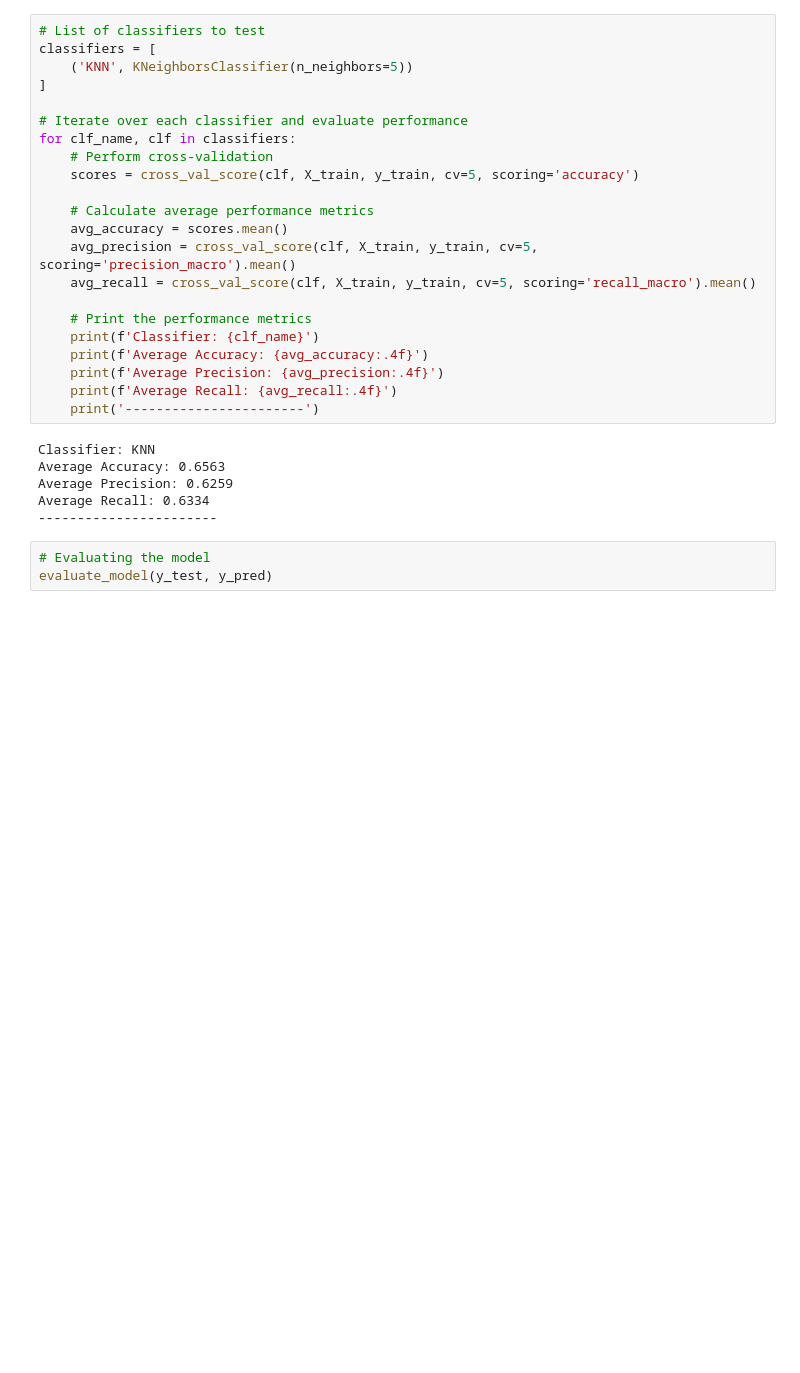
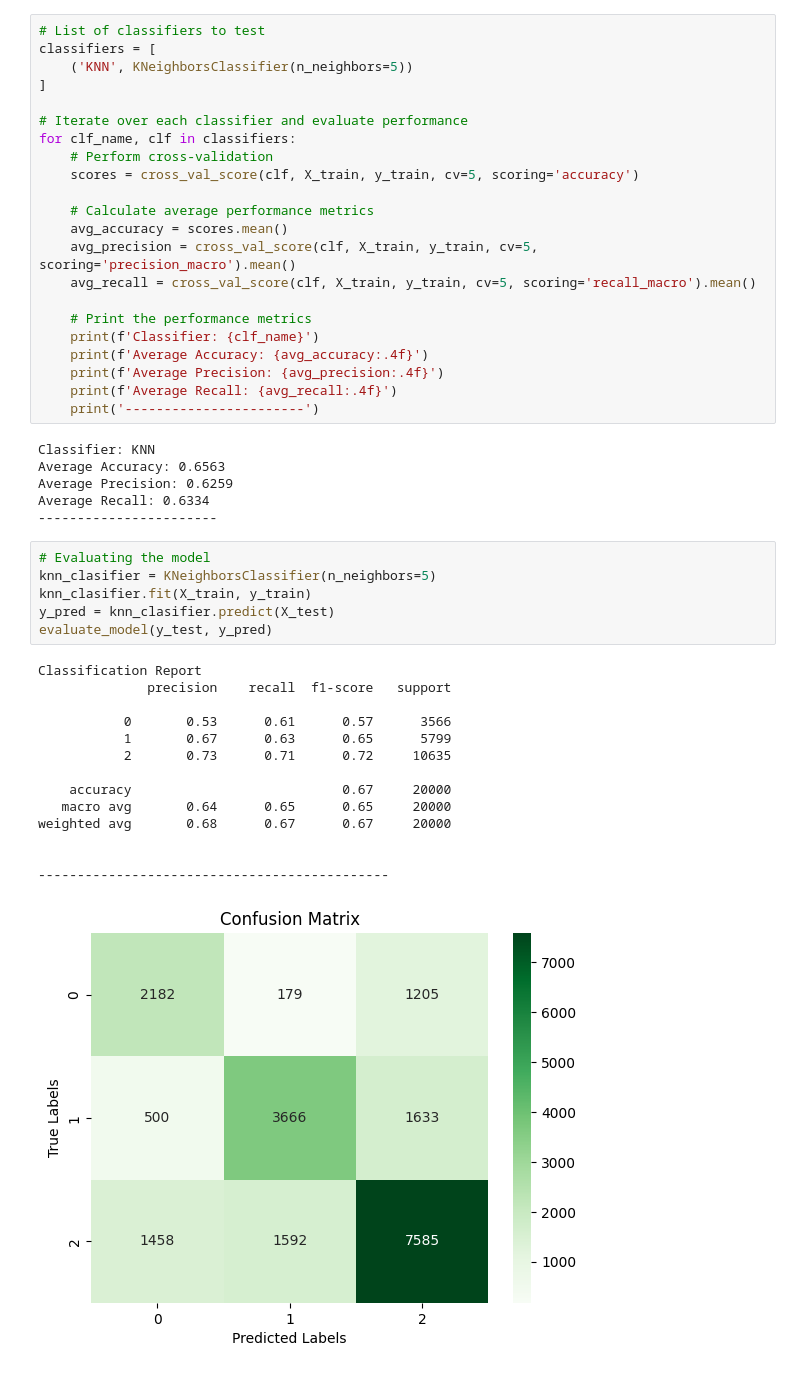
Before and after one commit to quinveil/Credit_Score_Data, a Jupyter notebook: creditscore.ipynb, the cells around one changed output. Saved outputs shown, nothing was run; the diff lists cells and outputs as text; blank space fills up the shorter version.

```diff
--- a/creditscore.ipynb
+++ b/creditscore.ipynb
@@ -892,4 +892,22 @@ Average Recall: 0.6334
 -----------------------
 # %%
 # Evaluating the model
+knn_clasifier = KNeighborsClassifier(n_neighbors=5)
+knn_clasifier.fit(X_train, y_train)
+y_pred = knn_clasifier.predict(X_test)
 evaluate_model(y_test, y_pred)
+# %% [output]
+Classification Report
+              precision    recall  f1-score   support
+
+           0       0.53      0.61      0.57      3566
+           1       0.67      0.63      0.65      5799
+           2       0.73      0.71      0.72     10635
+
+    accuracy                           0.67     20000
+   macro avg       0.64      0.65      0.65     20000
+weighted avg       0.68      0.67      0.67     20000
+
+
+---------------------------------------------
+[figure, added]
```
Also changed, not shown: parts of 4 cells of this notebook.
